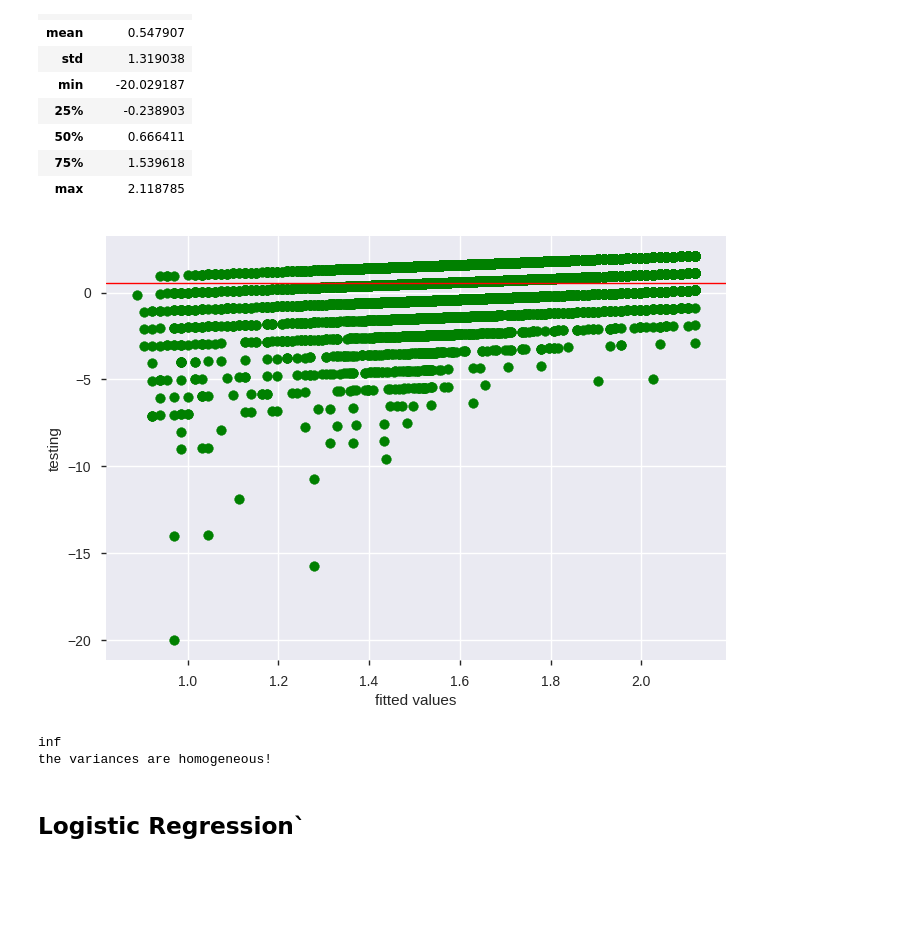
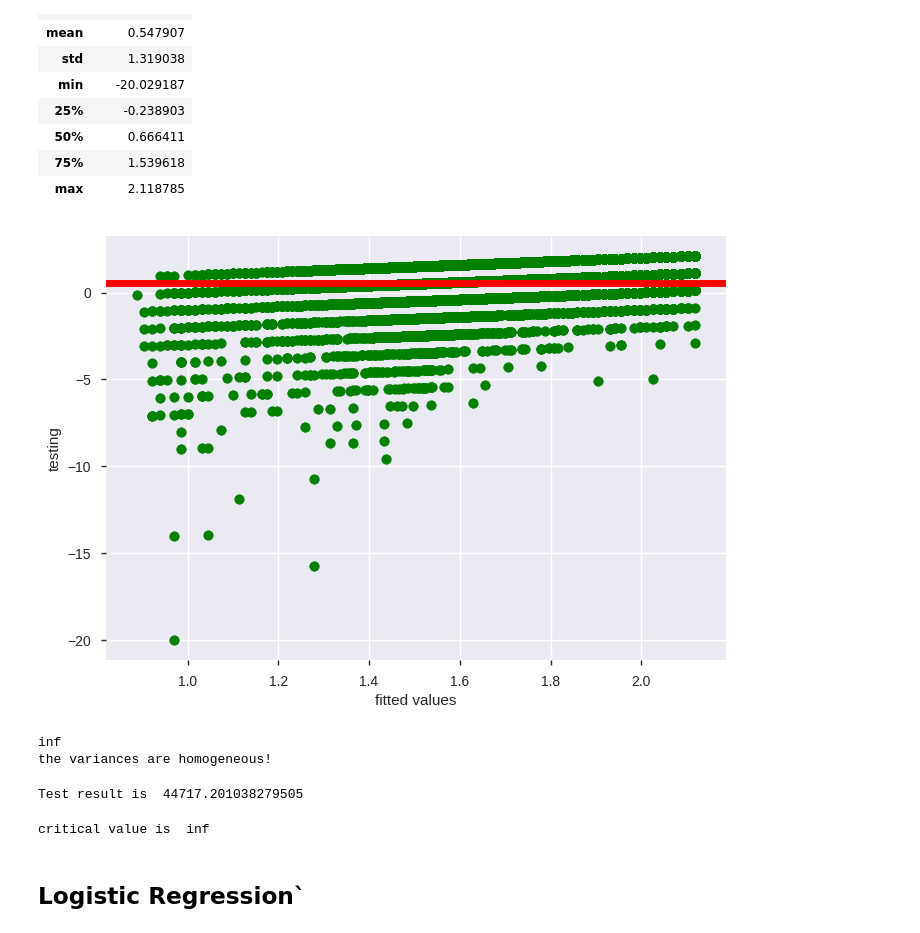
Before and after one commit to codybaraks/Mchezopesa-Ltd, a Jupyter notebook: Mchezopesa_Ltd.ipynb, the cells around one changed output. Cells and saved outputs as stored; diff of their text form; code cells hidden in the pictures; blank space fills up the shorter version.

```diff
--- a/Mchezopesa_Ltd.ipynb
+++ b/Mchezopesa_Ltd.ipynb
@@ -591,11 +643,11 @@ pd.DataFrame(testing).describe()
 # %%
 plt.scatter(X_predict,testing,color="green")
 plt.ylabel("testing")
 plt.xlabel('fitted values')
-plt.axhline(y= testing.mean(), color='red', linewidth=1)
+plt.axhline(y= testing.mean(), color='red', linewidth=5)
 plt.show()
 # %% [output]
-[figure, old version]
+[figure, new version]
 # %%
 # Barlette's testing
 # is used to test that variances are equal for all samples.
@@ -618,5 +670,13 @@ else:
 # %% [output]
 inf
 the variances are homogeneous!
+# %%
+print("Test result is ",test_result)
+# %% [output]
+Test result is  44717.201038279505
+# %%
+print("critical value is ",critical_value)
+# %% [output]
+critical value is  inf
 # %% [markdown]
 ## **Logistic Regression**`
```
Also changed, not shown: parts of 42 cells of this notebook.
